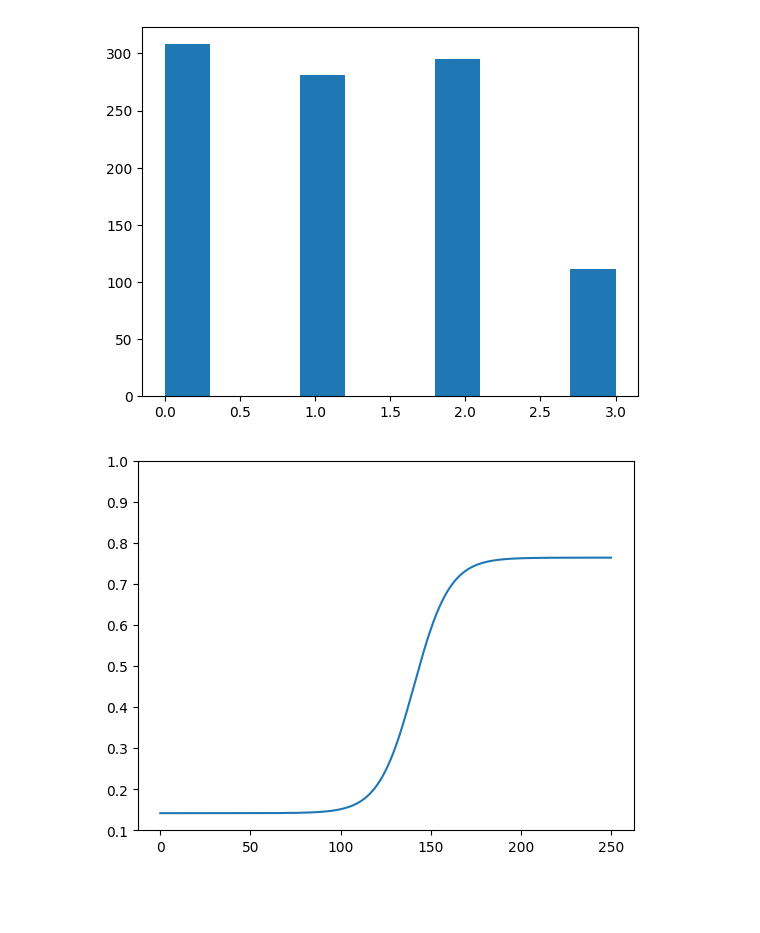
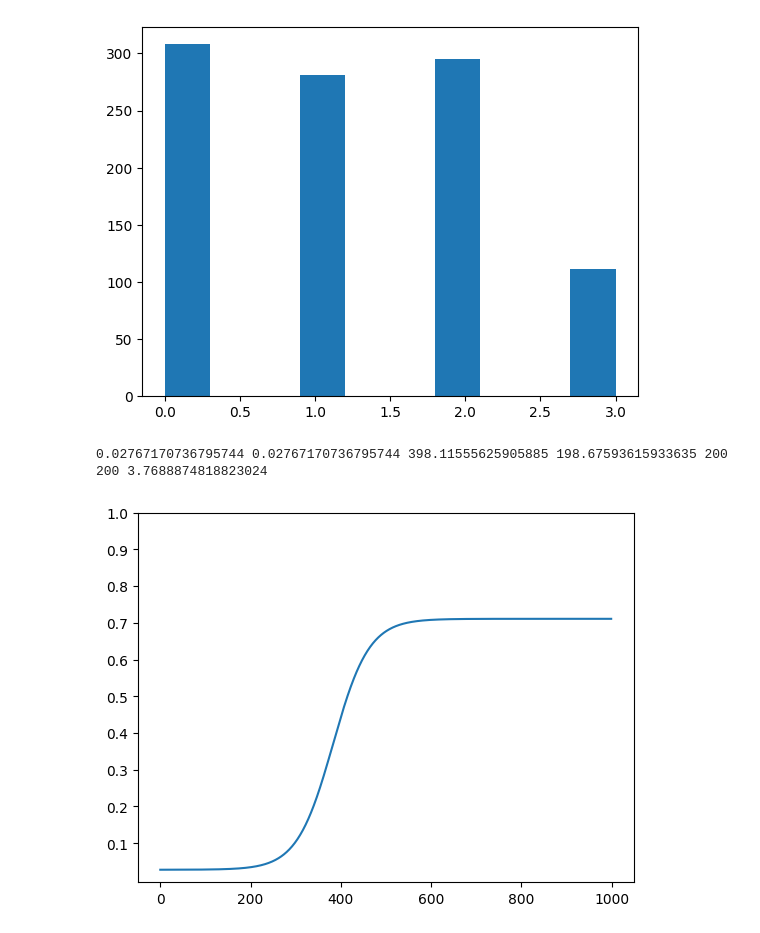
Before and after one commit to 3xiced/dvmg, a Jupyter notebook: .ipynb, the cells around one changed output. Saved outputs shown, nothing was run; the diff lists cells and outputs as text; code cells hidden in the pictures; blank space fills up the shorter version.

```diff
--- a/.ipynb
+++ b/.ipynb
@@ -50,18 +50,19 @@ plt.show()
 # %%
 from patterns import *
 
 pattern = Sigmoid()
 
-pattern.random_start_values(130, 0.01, 0.1)
+pattern.random_start_values(200, 0.01, 0.4, 200, 0.05)
 
 coords = pattern.generate_coordinates()
 
 from matplotlib import pyplot as plt
 plt.plot(coords.keys(), coords.values())
 plt.yticks([0.1, 0.2, 0.3, 0.4, 0.5, 0.6, 0.7, 0.8, 0.9, 1])
 plt.show()
 # %% [output]
+0.02767170736795744 0.02767170736795744 398.11555625905885 198.67593615933635 200 200 3.7688874818823024
-[figure, old version]
+[figure, new version]
 # %%
 from core import *
 from patterns import *
```
Also changed, not shown: parts of 1 cell of this notebook, 11 other files.
